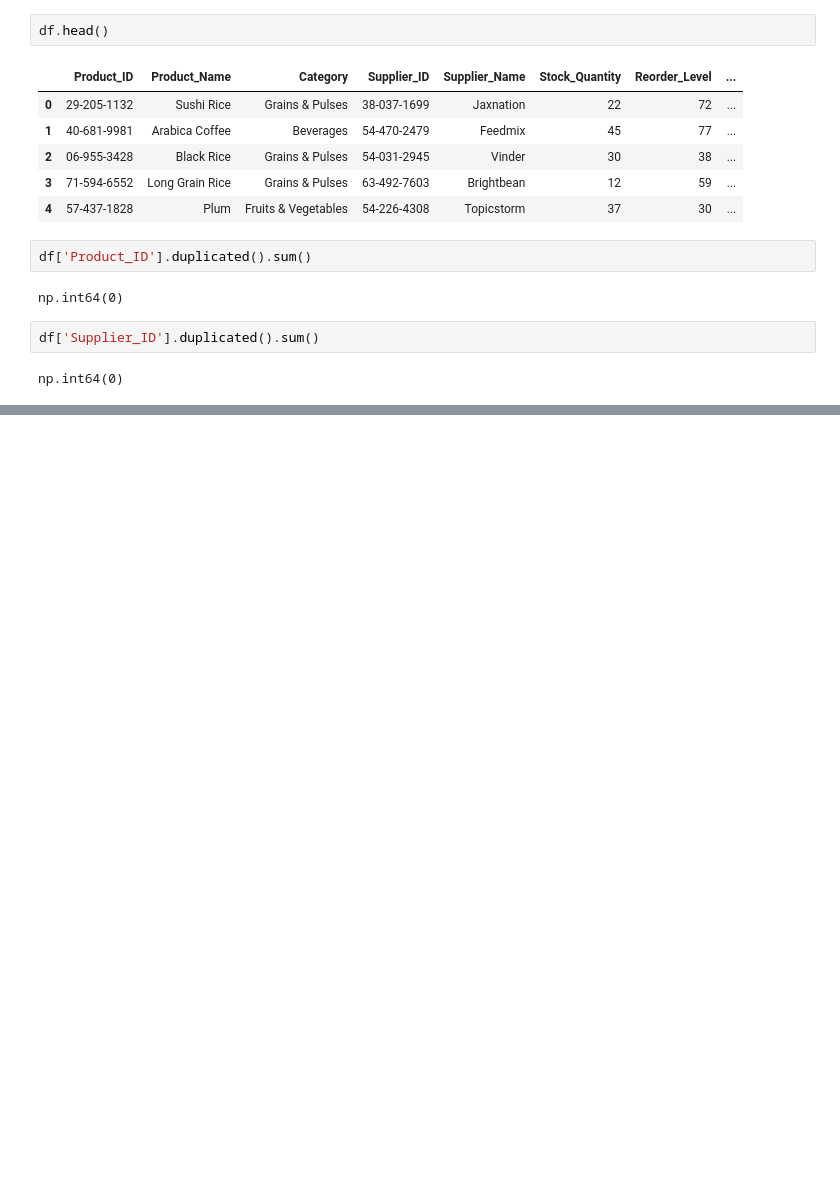
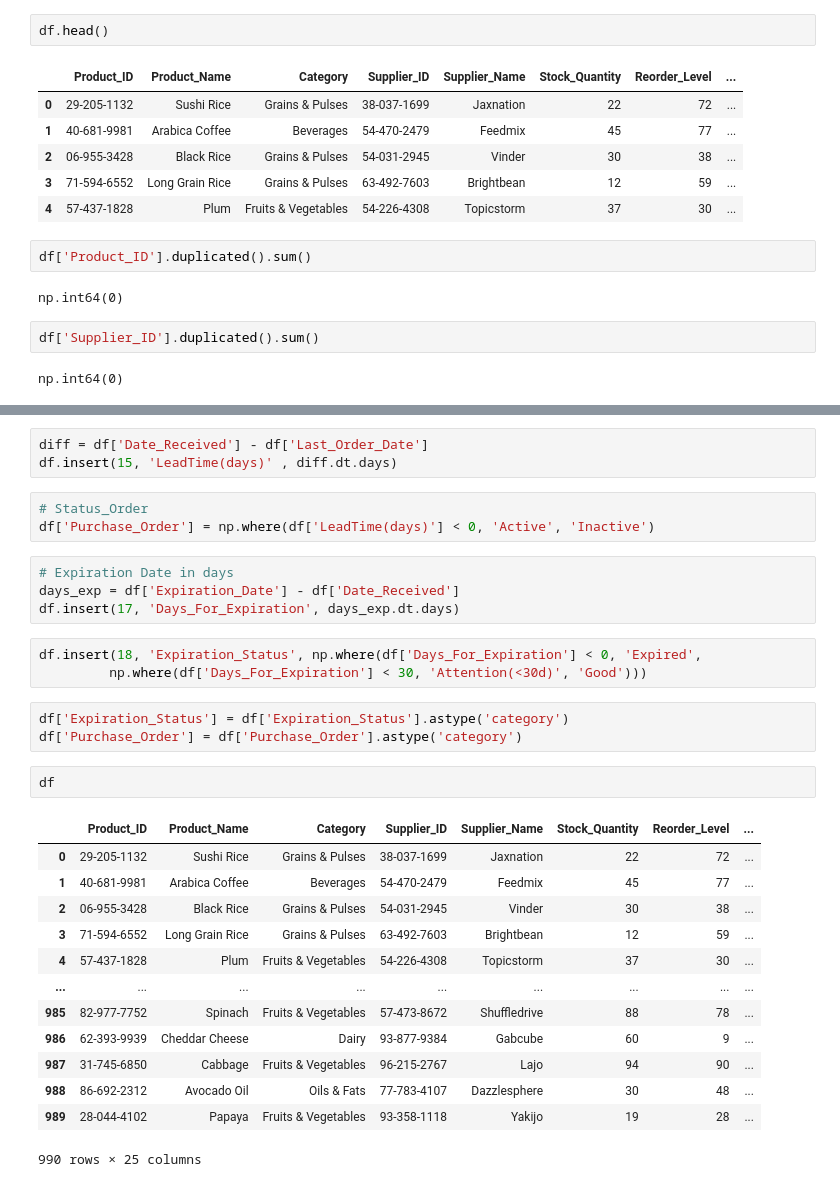
Before and after one commit to rbalbinotti/smart-supply-chain-ai, a Jupyter notebook: notebooks/01-mod_demand_inventory.ipynb, the cells around one changed output, grey strips where cells are left out. Drawn from its saved outputs; the diff is of its cells as text; blank space fills up the shorter version.

```diff
--- a/notebooks/01-mod_demand_inventory.ipynb
+++ b/notebooks/01-mod_demand_inventory.ipynb
@@ -161,0 +236,32 @@ np.int64(0)
+# %%
+diff = df['Date_Received'] - df['Last_Order_Date']
+df.insert(15, 'LeadTime(days)' , diff.dt.days)
+# %%
+# Status_Order
+df['Purchase_Order'] = np.where(df['LeadTime(days)'] < 0, 'Active', 'Inactive')
+# %%
+# Expiration Date in days
+days_exp = df['Expiration_Date'] - df['Date_Received']
+df.insert(17, 'Days_For_Expiration', days_exp.dt.days)
+# %%
+df.insert(18, 'Expiration_Status', np.where(df['Days_For_Expiration'] < 0, 'Expired',
+         np.where(df['Days_For_Expiration'] < 30, 'Attention(<30d)', 'Good')))
+# %%
+df['Expiration_Status'] = df['Expiration_Status'].astype('category')
+df['Purchase_Order'] = df['Purchase_Order'].astype('category')
+# %%
+df
+# %% [output]
+|  | Product_ID | Product_Name | Category | Supplier_ID | Supplier_Name | Stock_Quantity | Reorder_Level | ... |
+| 0 | 29-205-1132 | Sushi Rice | Grains & Pulses | 38-037-1699 | Jaxnation | 22 | 72 | ... |
+| 1 | 40-681-9981 | Arabica Coffee | Beverages | 54-470-2479 | Feedmix | 45 | 77 | ... |
+| 2 | 06-955-3428 | Black Rice | Grains & Pulses | 54-031-2945 | Vinder | 30 | 38 | ... |
+| 3 | 71-594-6552 | Long Grain Rice | Grains & Pulses | 63-492-7603 | Brightbean | 12 | 59 | ... |
+| 4 | 57-437-1828 | Plum | Fruits & Vegetables | 54-226-4308 | Topicstorm | 37 | 30 | ... |
+| ... | ... | ... | ... | ... | ... | ... | ... | ... |
+| 985 | 82-977-7752 | Spinach | Fruits & Vegetables | 57-473-8672 | Shuffledrive | 88 | 78 | ... |
+| 986 | 62-393-9939 | Cheddar Cheese | Dairy | 93-877-9384 | Gabcube | 60 | 9 | ... |
+| 987 | 31-745-6850 | Cabbage | Fruits & Vegetables | 96-215-2767 | Lajo | 94 | 90 | ... |
+| 988 | 86-692-2312 | Avocado Oil | Oils & Fats | 77-783-4107 | Dazzlesphere | 30 | 48 | ... |
+| 989 | 28-044-4102 | Papaya | Fruits & Vegetables | 93-358-1118 | Yakijo | 19 | 28 | ... |
+990 rows × 25 columns
```
Also changed, not shown: parts of 16 cells of this notebook.
